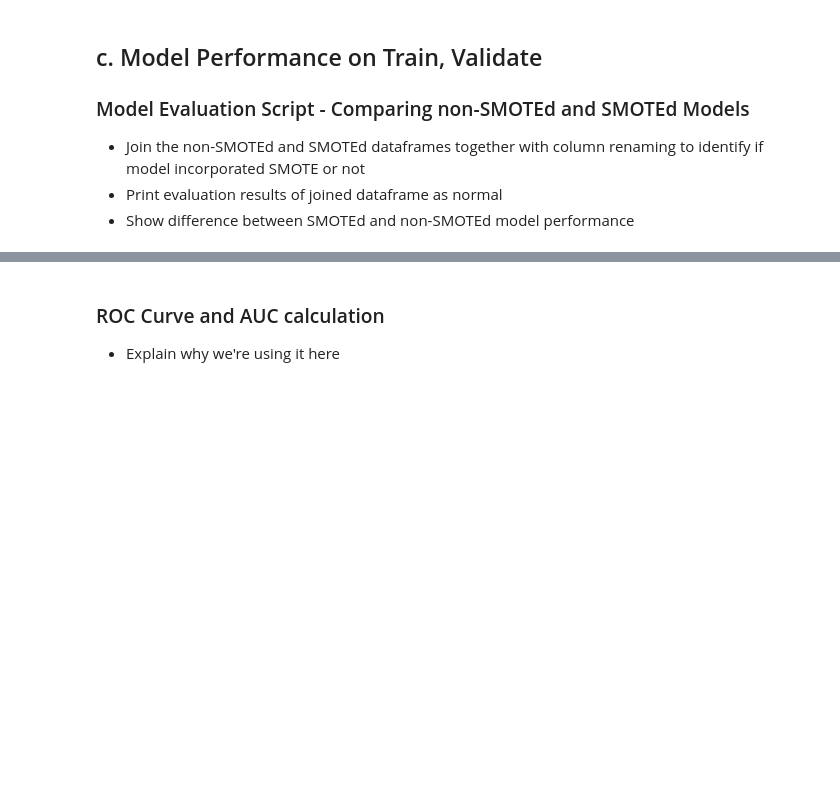
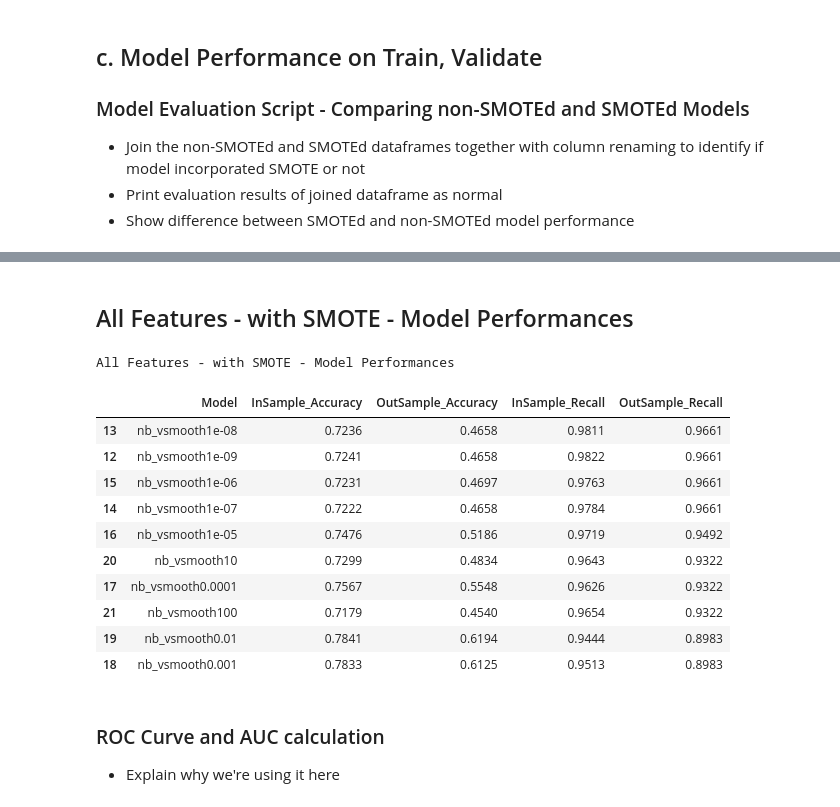
Before and after one commit to stroke-predictors/germain-capstone-stoke-prediction, a Jupyter notebook: final_notebook.ipynb, the cells around one changed output, grey strips where cells are left out. Saved outputs shown, nothing was run; the diff lists cells and outputs as text; code cells hidden in the pictures; blank space fills up the shorter version.

Commit message:
add model section

```diff
--- a/final_notebook.ipynb
+++ b/final_notebook.ipynb
@@ -552,3 +581,7 @@ Based on our analysis, these features are associated with stroke risk:
+# %%
+all_vars_smote_predictions_train,\
+all_vars_smote_predictions_validate = model.classification_shotgun(X_train_all, y_train_all,
+                                                                   X_validate_all, y_validate_all)
 # %% [markdown]
 ## c. Model Performance on Train, Validate
 ### Model Evaluation Script - Comparing non-SMOTEd and SMOTEd Models
@@ -560,3 +624,23 @@ Based on our analysis, these features are associated with stroke risk:
+# %% [markdown]
+## All Features - with SMOTE - Model Performances
+# %%
+print('All Features - with SMOTE - Model Performances')
+model.print_classification_results(all_vars_smote_predictions_train,
+                                   all_vars_smote_predictions_validate)\
+.sort_values(by='OutSample_Recall', ascending=False).head(10)
+# %% [output]
+All Features - with SMOTE - Model Performances
+|  | Model | InSample_Accuracy | OutSample_Accuracy | InSample_Recall | OutSample_Recall |
+| 13 | nb_vsmooth1e-08 | 0.7236 | 0.4658 | 0.9811 | 0.9661 |
+| 12 | nb_vsmooth1e-09 | 0.7241 | 0.4658 | 0.9822 | 0.9661 |
+| 15 | nb_vsmooth1e-06 | 0.7231 | 0.4697 | 0.9763 | 0.9661 |
+| 14 | nb_vsmooth1e-07 | 0.7222 | 0.4658 | 0.9784 | 0.9661 |
+| 16 | nb_vsmooth1e-05 | 0.7476 | 0.5186 | 0.9719 | 0.9492 |
+| 20 | nb_vsmooth10 | 0.7299 | 0.4834 | 0.9643 | 0.9322 |
+| 17 | nb_vsmooth0.0001 | 0.7567 | 0.5548 | 0.9626 | 0.9322 |
+| 21 | nb_vsmooth100 | 0.7179 | 0.4540 | 0.9654 | 0.9322 |
+| 19 | nb_vsmooth0.01 | 0.7841 | 0.6194 | 0.9444 | 0.8983 |
+| 18 | nb_vsmooth0.001 | 0.7833 | 0.6125 | 0.9513 | 0.8983 |
 # %% [markdown]
 ### ROC Curve and AUC calculation
 - Explain why we're using it here
```
Also changed, not shown: parts of 30 cells of this notebook.
